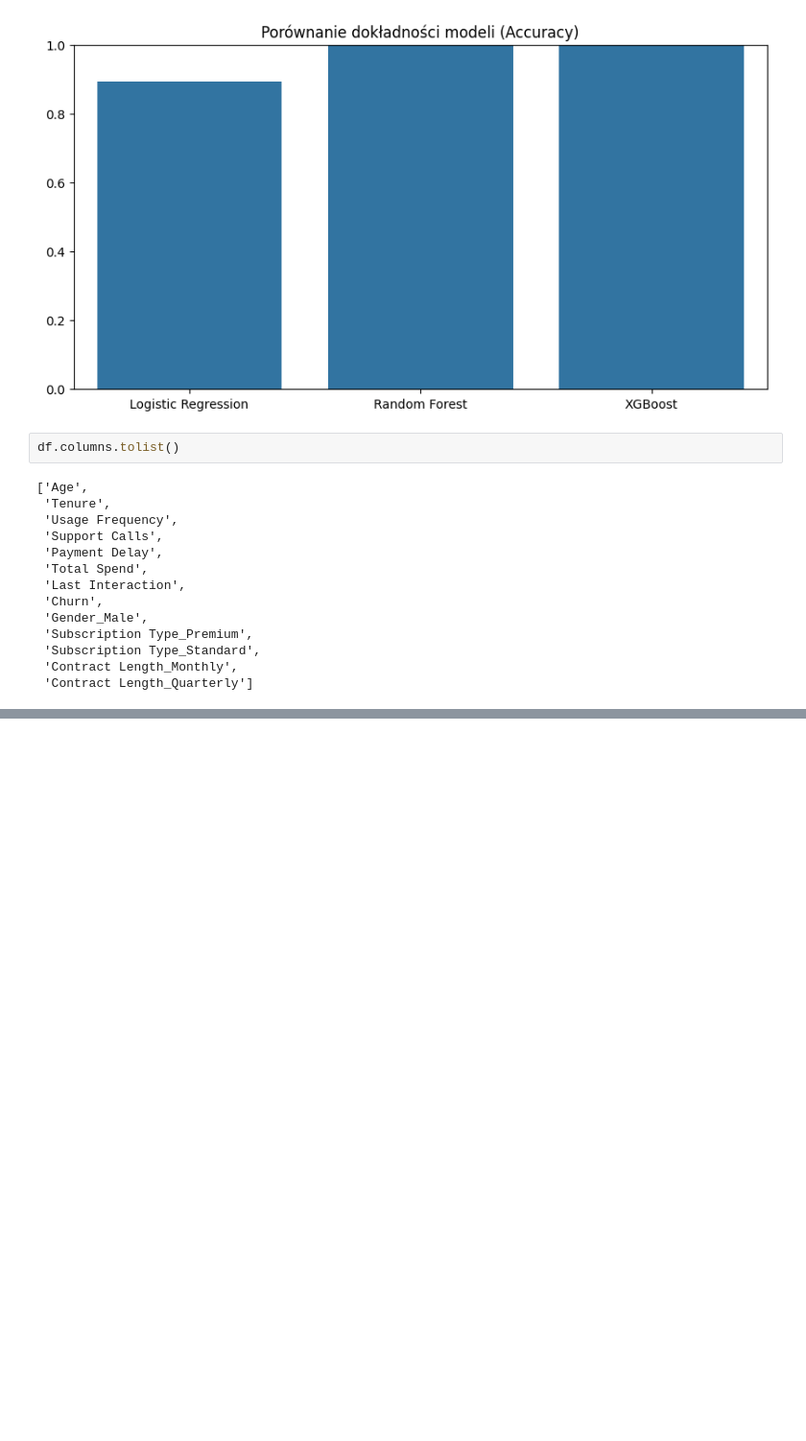
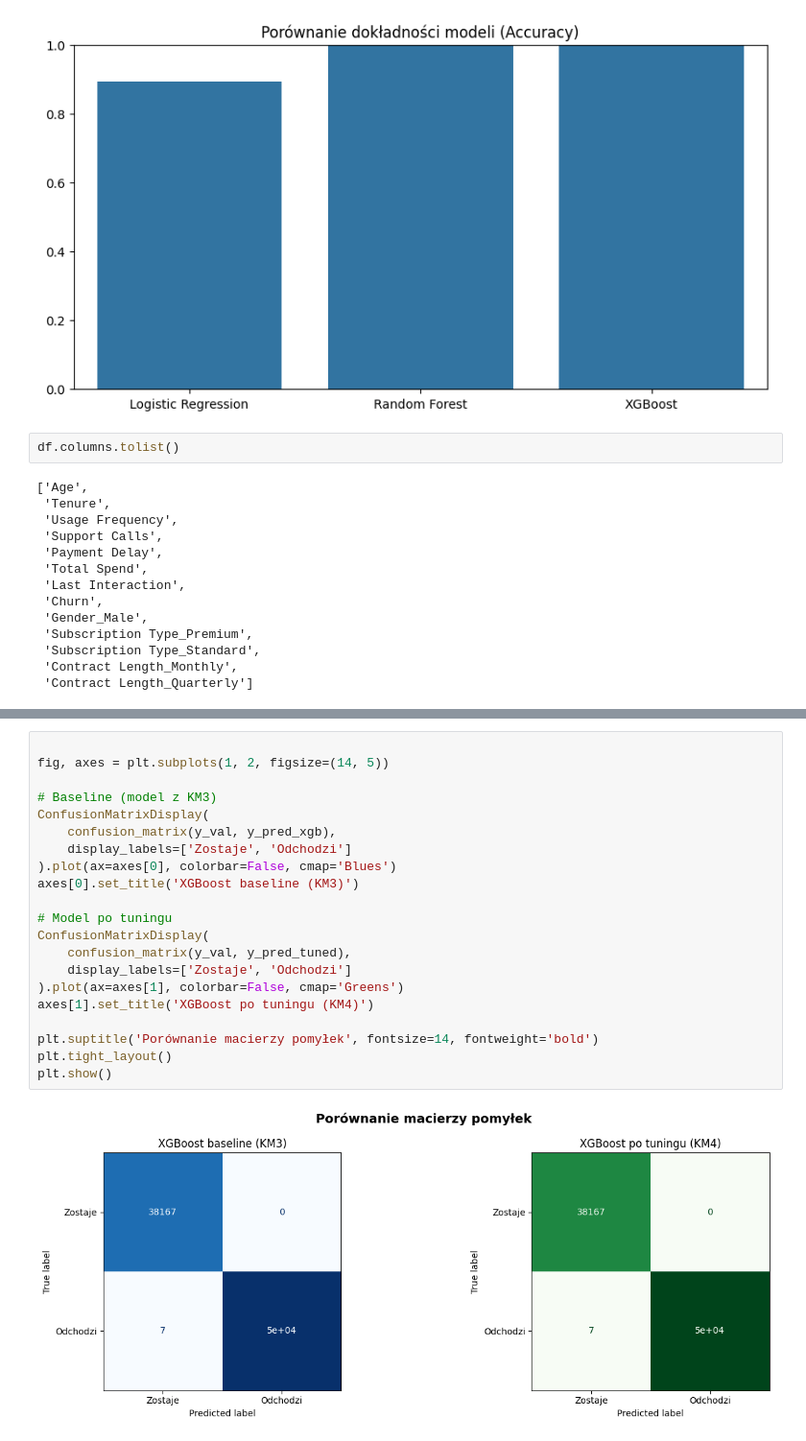
Before and after one commit to weronix123/customer-churn, a Jupyter notebook: churn_projekt.ipynb, the cells around one changed output, grey strips where cells are left out. Shown at 96% size. Cells and saved outputs as stored; diff of their text form; blank space fills up the shorter version.

```diff
--- a/churn_projekt.ipynb
+++ b/churn_projekt.ipynb
@@ -375,0 +426,23 @@ df.columns.tolist()
+# %%
+
+fig, axes = plt.subplots(1, 2, figsize=(14, 5))
+
+# Baseline (model z KM3)
+ConfusionMatrixDisplay(
+    confusion_matrix(y_val, y_pred_xgb),
+    display_labels=['Zostaje', 'Odchodzi']
+).plot(ax=axes[0], colorbar=False, cmap='Blues')
+axes[0].set_title('XGBoost baseline (KM3)')
+
+# Model po tuningu
+ConfusionMatrixDisplay(
+    confusion_matrix(y_val, y_pred_tuned),
+    display_labels=['Zostaje', 'Odchodzi']
+).plot(ax=axes[1], colorbar=False, cmap='Greens')
+axes[1].set_title('XGBoost po tuningu (KM4)')
+
+plt.suptitle('Porównanie macierzy pomyłek', fontsize=14, fontweight='bold')
+plt.tight_layout()
+plt.show()
+# %% [output]
+[figure, added]
```
Also changed, not shown: parts of 6 cells of this notebook.
